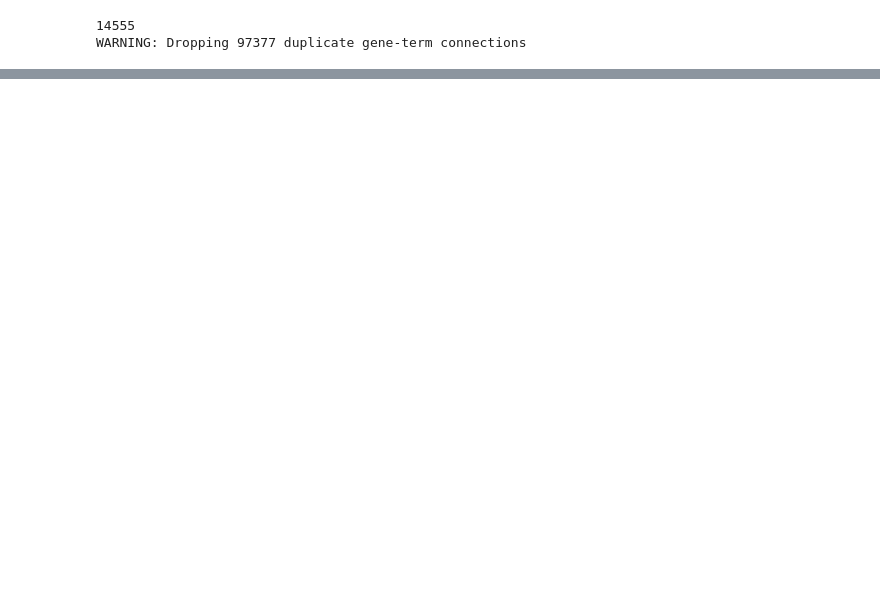
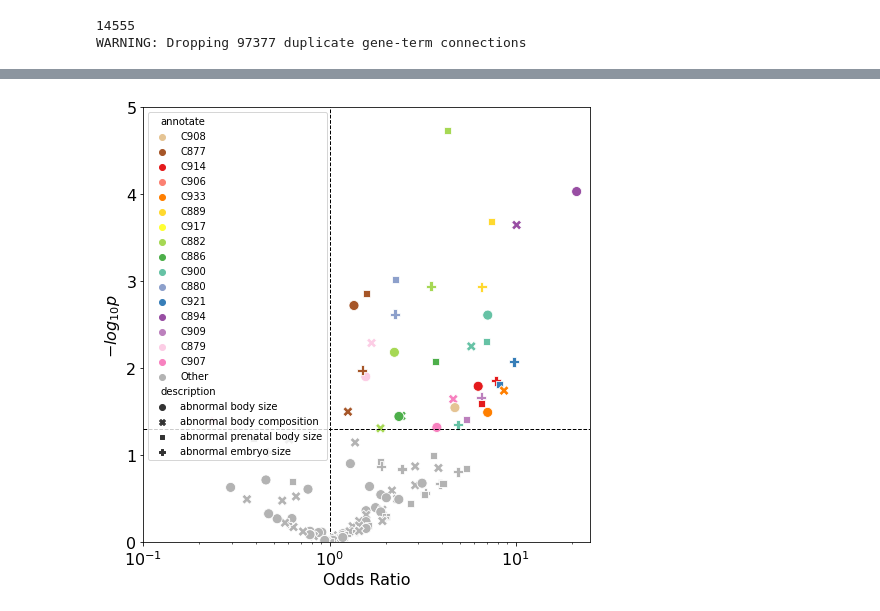
Before and after one commit to sarah-n-wright/CrossSpeciesBMI, a Jupyter notebook: Notebooks/2_Rat_Human_BMI_Systems_Map.ipynb, the cells around one changed output, grey strips where cells are left out. Cells and saved outputs as stored; diff of their text form; code cells hidden in the pictures; blank space fills up the shorter version.

Commit message:
Added GO annotation and enrichment analysis

```diff
--- a/Notebooks/2_Rat_Human_BMI_Systems_Map.ipynb
+++ b/Notebooks/2_Rat_Human_BMI_Systems_Map.ipynb
@@ -227,0 +340,2 @@ plt.savefig(FIGDIR+"volcano_with_legend.png", bbox_inches="tight", dpi=400)
+# %%
+bmi_pheno_results = bmi_pheno_results.merge(final_annotations.set_index("community"), left_on="name", right_index=True)
@@ -227,0 +344,3 @@ plt.savefig(FIGDIR+"volcano_with_legend.png", bbox_inches="tight", dpi=400)
+# %%
+#body_size_traits = [num_to_mp(x) for x in [5451, 2089, 4196]]
+body_size_traits = [num_to_mp(x) for x in [ 1697, 10866, 3956, 5451]]
@@ -227,0 +372,12 @@ plt.savefig(FIGDIR+"volcano_with_legend.png", bbox_inches="tight", dpi=400)
+# %%
+comm_results_body_size = bmi_pheno_results.loc[body_size_traits].sort_values(by="OR_CI_lower", ascending=False)
+comm_results_body_size["q"] = fdrcorrection(list(comm_results_body_size.OR_p.values), method="poscorr")[1]
+comm_results_body_size["-log10p"] = comm_results_body_size.OR_p.apply(lambda x: -1 * np.log10(x))
+comm_results_body_size["annotate"] = comm_results_body_size.apply(lambda x: x["name"] if (x["OR_p"] < 0.05)
+                                                                  else "Other", axis=1)
+# %%
+# get color palette
+my_palette = sns.color_palette("Set1").as_hex()[0:8] + [sns.color_palette("Set2").as_hex()[i] for i in [0, 2, 4,5,6]] + [sns.color_palette("Set3").as_hex()[i] for i in [9, 7, 3]] + [sns.color_palette("Set2").as_hex()[7]]
+
+my_palette = [my_palette[i] for i in [ 12, 6, 0, 15, 4, 11, 5, 10, 2, 8, 9,1, 3, 13, 14, 7, 16]]
+sns.color_palette(my_palette)
@@ -227,0 +402,19 @@ plt.savefig(FIGDIR+"volcano_with_legend.png", bbox_inches="tight", dpi=400)
+# %%
+fig, ax = plt.subplots(figsize=(8, 8))
+sns.scatterplot(data=comm_results_body_size, x="OR", y="-log10p", style="description", hue="annotate",
+               hue_order=["C908","C877","C914","C906","C933","C889","C917","C882", "C886", "C900","C880","C921","C894",
+               "C909","C879","C907", "Other"],
+               legend="brief", palette=my_palette,
+               s=100, ax=ax)
+plt.xscale("log")
+plt.xlabel("Odds Ratio", fontsize=16)
+plt.xticks(fontsize=16)
+plt.yticks(fontsize=16)
+plt.ylabel("$\minus log_{10}p$", fontsize=16)
+plt.vlines(1, 0, 5, "black", "dashed", zorder=0, linewidths=1)
+plt.hlines(-1 * np.log10(0.05), 0.1, 25, "black", "dashed", linewidths=1)
+ax.margins(0)
+plt.ylim(0, 5)
+plt.savefig(FIGDIR+"volcano_with_legend.png", bbox_inches="tight", dpi=400)
+# %% [output]
+[figure, added]
```
Also changed, not shown: parts of 106 cells of this notebook.
